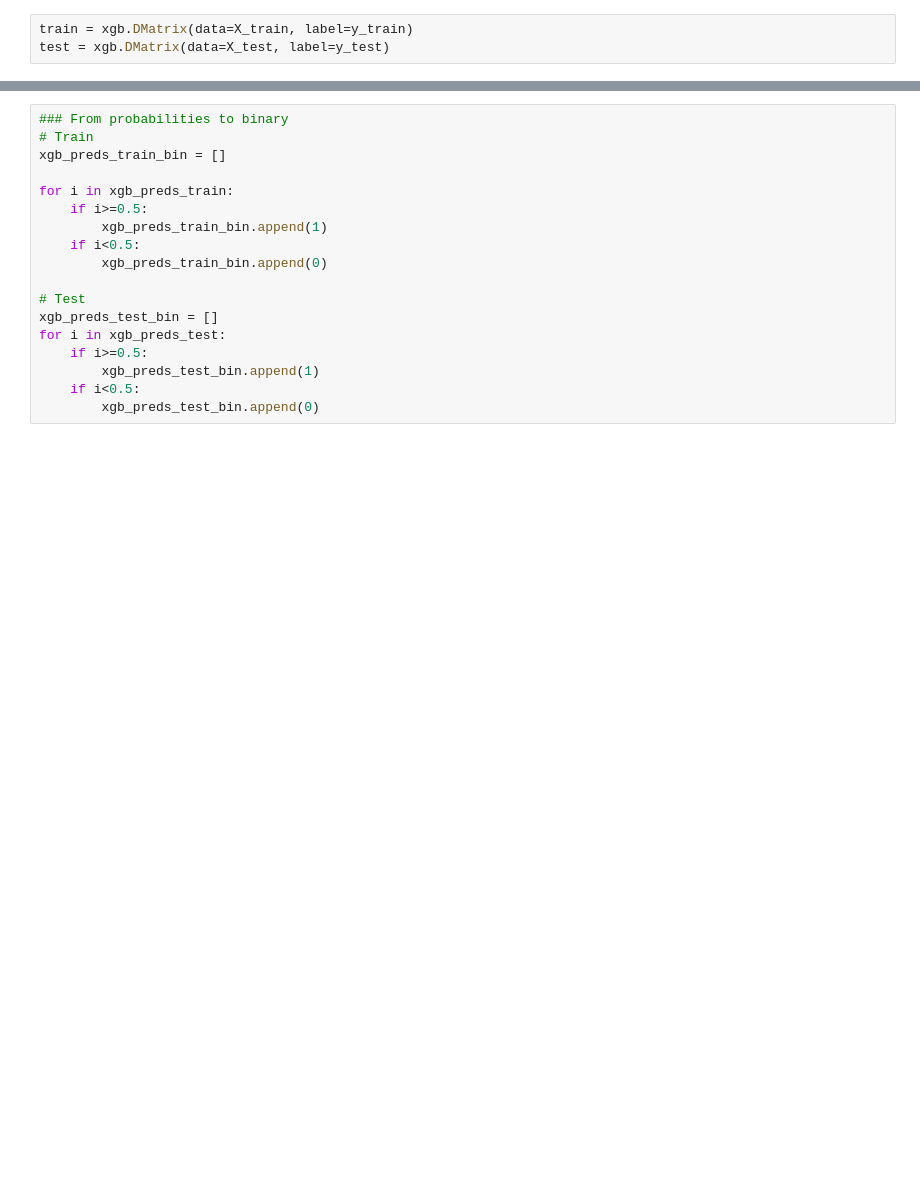
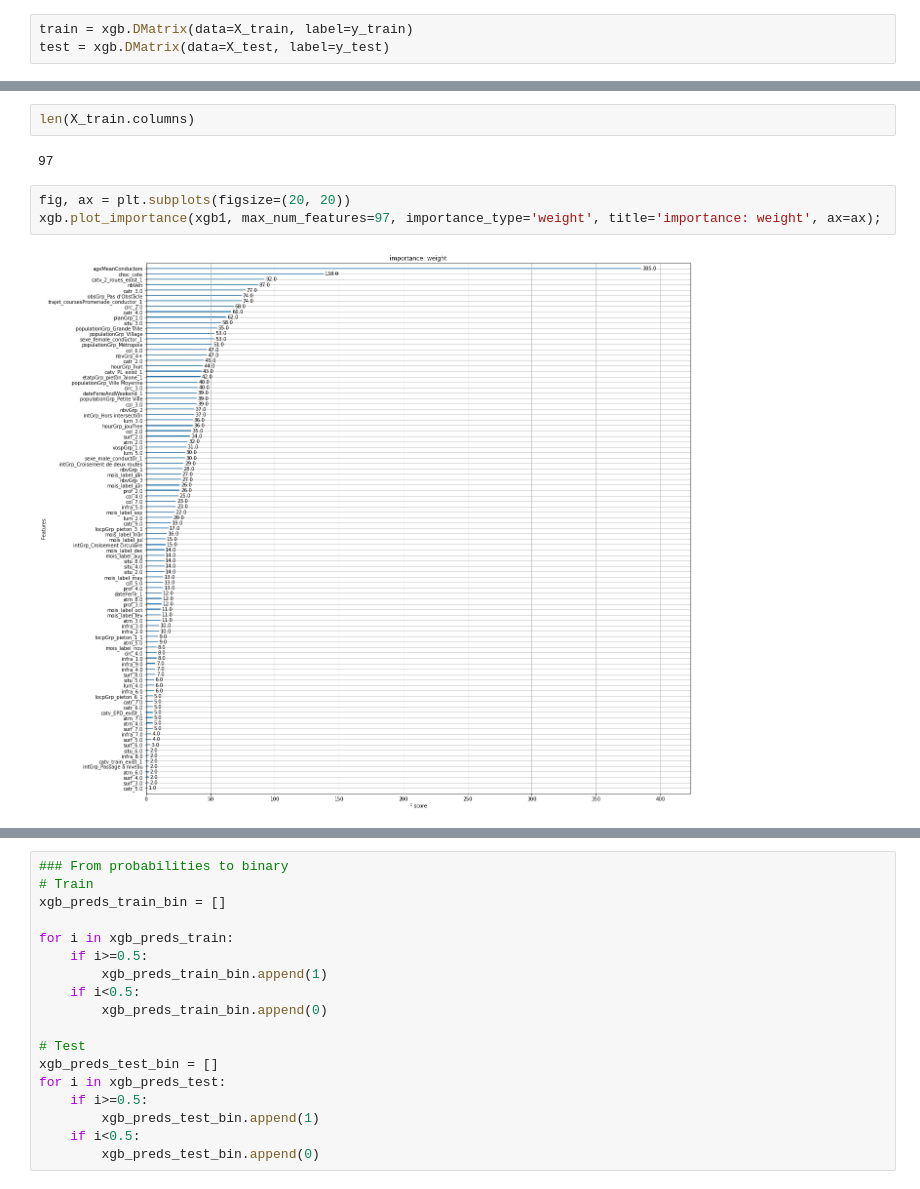
Before and after one commit to YacineHajjiDataScientist/20220814_dsProject, a Jupyter notebook: 20220821_projectDS.ipynb, the cells around one changed output, grey strips where cells are left out. Drawn from its saved outputs; the diff is of its cells as text; blank space fills up the shorter version.

```diff
--- a/20220821_projectDS.ipynb
+++ b/20220821_projectDS.ipynb
@@ -2495,0 +2497,9 @@ xgb1 = xgb.train(params=params, dtrain=train, num_boost_round=50, evals=[(train,
+# %%
+len(X_train.columns)
+# %% [output]
+97
+# %%
+fig, ax = plt.subplots(figsize=(20, 20))
+xgb.plot_importance(xgb1, max_num_features=97, importance_type='weight', title='importance: weight', ax=ax);
+# %% [output]
+[figure, added]
```
Also changed, not shown: parts of 20 cells of this notebook, 1 other file.
